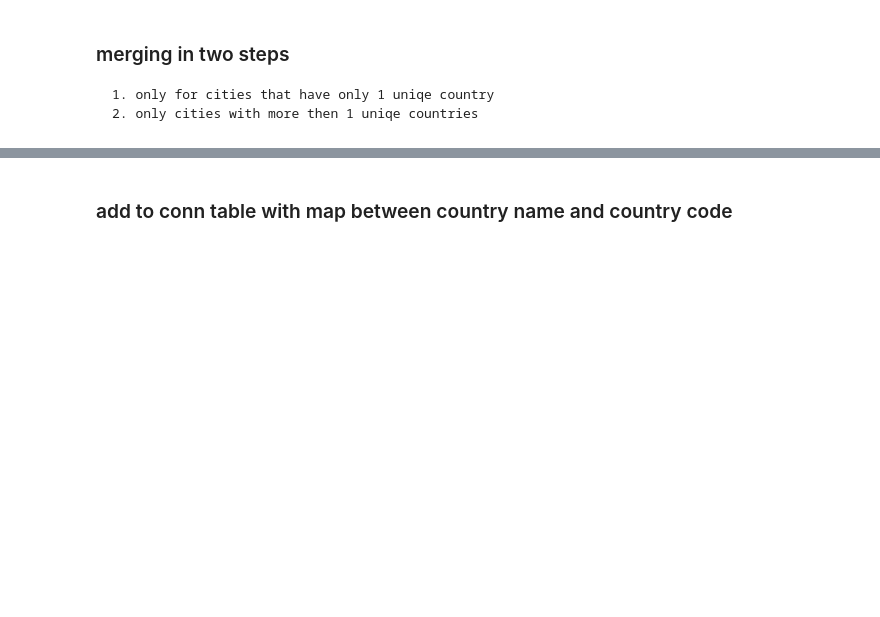
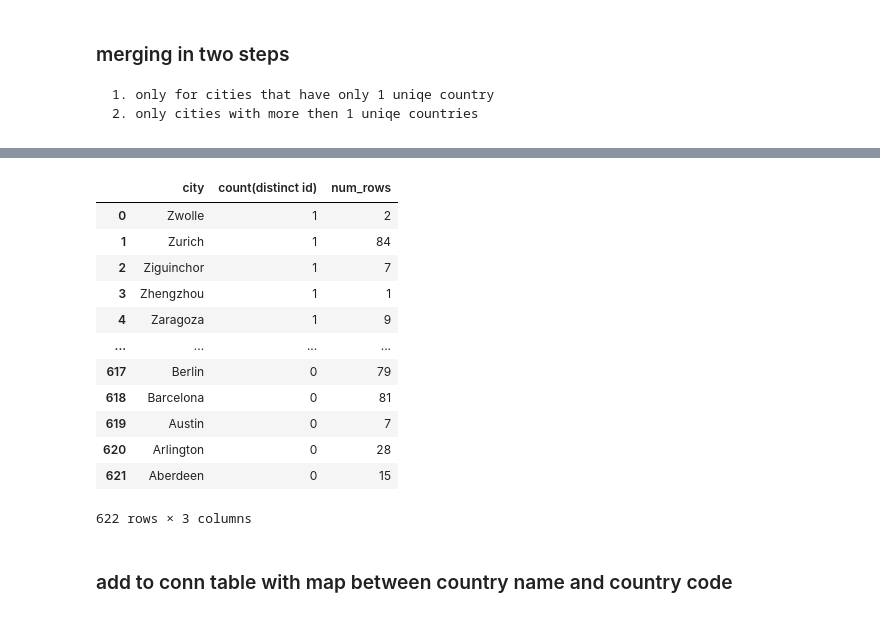
Before and after one commit to Mark-Rozenberg/Foobal-Climate, a Jupyter notebook: climate.ipynb, the cells around one changed output, grey strips where cells are left out. Drawn from its saved outputs; the diff is of its cells as text; code cells hidden in the pictures; blank space fills up the shorter version.

```diff
--- a/climate.ipynb
+++ b/climate.ipynb
@@ -161,3 +248,25 @@ TypeError: 'NoneType' object is not iterable
+# %%
+gugu = pd.read_sql_query('''
+SELECT city, count(distinct id), count(*) as num_rows
+FROM merged
+group by city
+order by 2 desc
+''', conn)
+gugu
+# %% [output]
+|  | city | count(distinct id) | num_rows |
+| 0 | Zwolle | 1 | 2 |
+| 1 | Zurich | 1 | 84 |
+| 2 | Ziguinchor | 1 | 7 |
+| 3 | Zhengzhou | 1 | 1 |
+| 4 | Zaragoza | 1 | 9 |
+| ... | ... | ... | ... |
+| 617 | Berlin | 0 | 79 |
+| 618 | Barcelona | 0 | 81 |
+| 619 | Austin | 0 | 7 |
+| 620 | Arlington | 0 | 28 |
+| 621 | Aberdeen | 0 | 15 |
+622 rows × 3 columns
 # %% [markdown]
 ### add to conn table with map between country name and country code
 # %%
```
Also changed, not shown: parts of 24 cells of this notebook, 5 other files.
